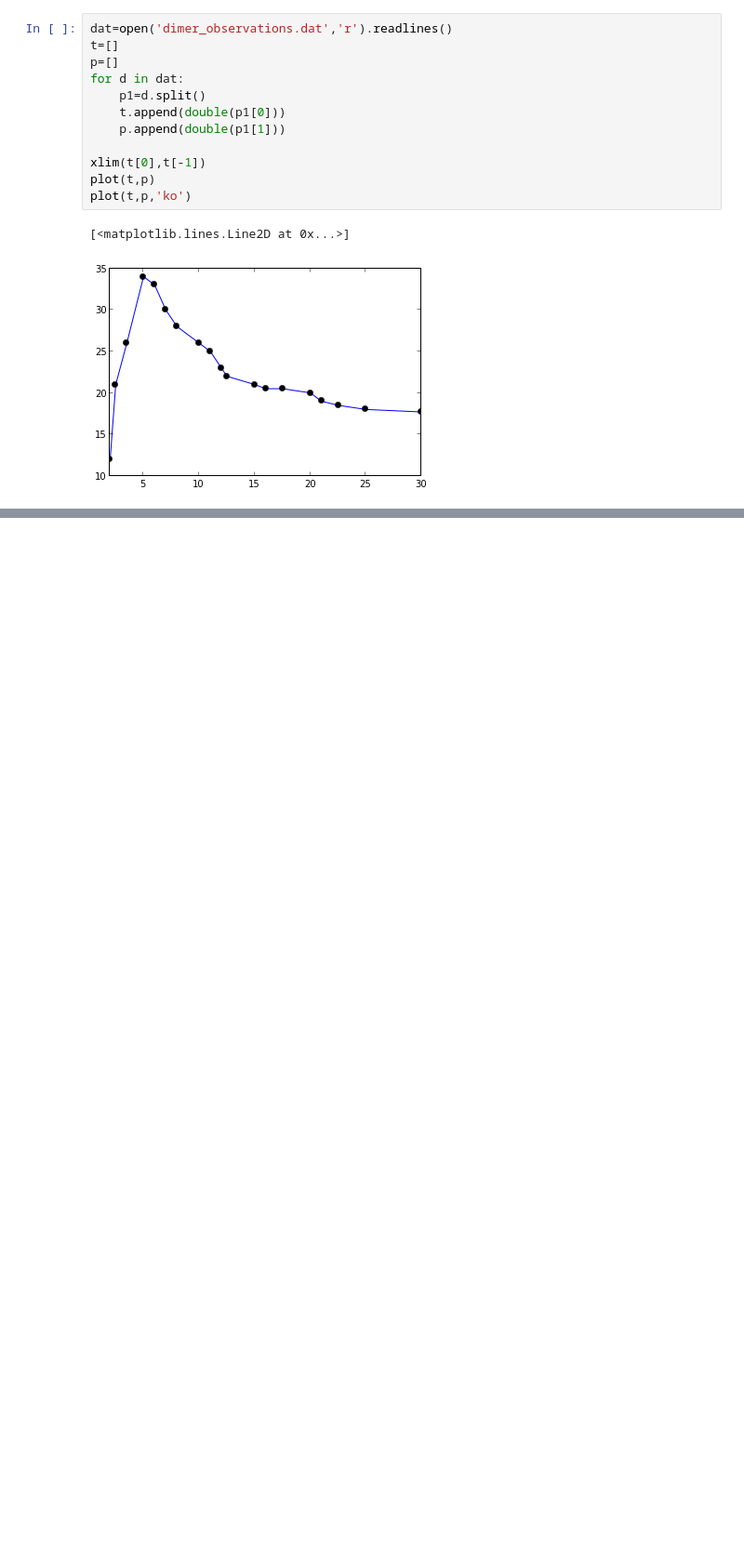
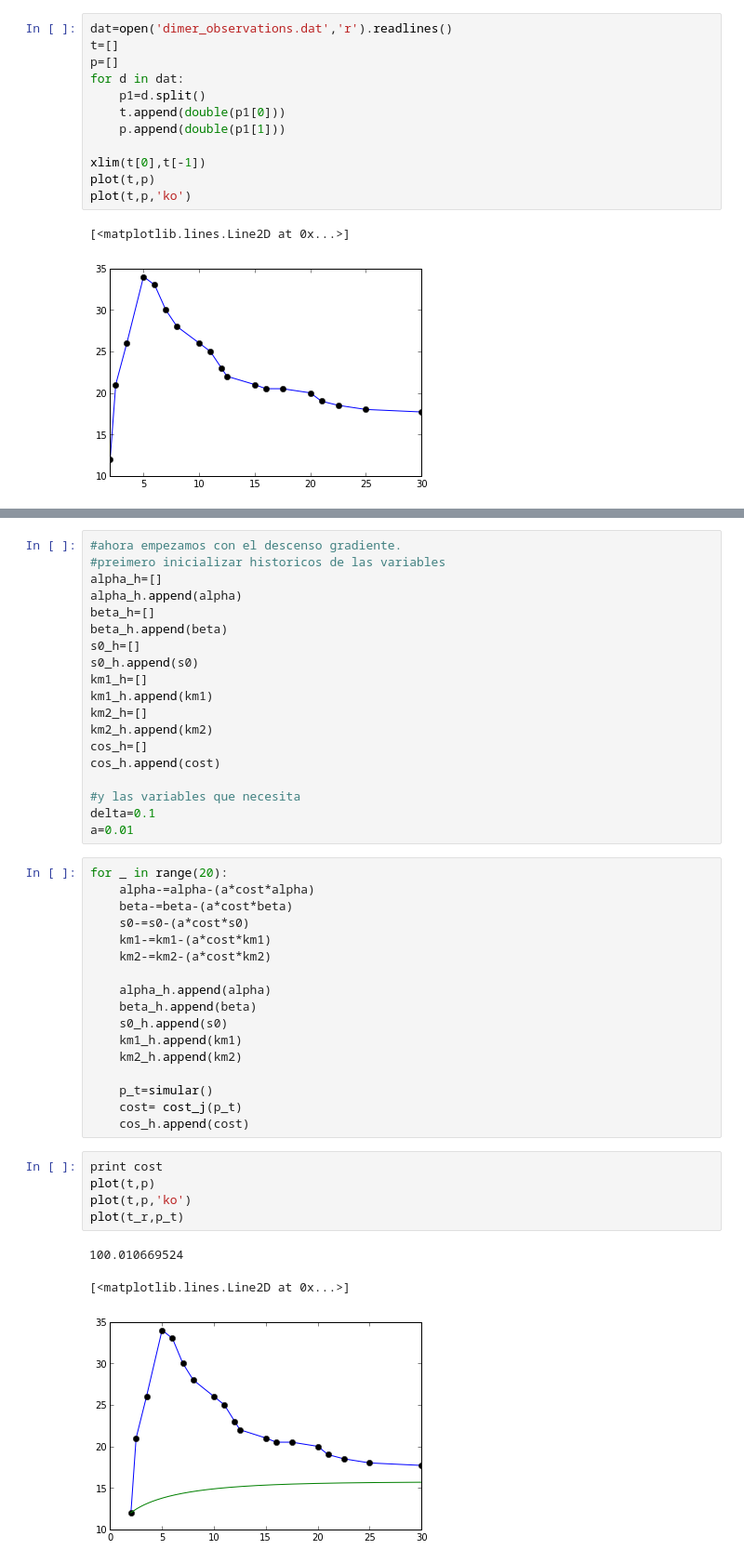
Before and after one commit to HalbardHobby/FisicaComputacional, a Jupyter notebook: Tarea8/Tarea8.ipynb, the cells around one changed output, grey strips where cells are left out. Shown: that part at 93% size. Cells and saved outputs as stored; diff of their text form; blank space fills up the shorter version.

Commit message:
Intentado y fallado el descenso gradiente. T_T

```diff
--- a/Tarea8/Tarea8.ipynb
+++ b/Tarea8/Tarea8.ipynb
@@ -64,0 +87,45 @@ def simular();
+# %%
+#ahora empezamos con el descenso gradiente.
+#preimero inicializar historicos de las variables
+alpha_h=[]
+alpha_h.append(alpha)
+beta_h=[]
+beta_h.append(beta)
+s0_h=[]
+s0_h.append(s0)
+km1_h=[]
+km1_h.append(km1)
+km2_h=[]
+km2_h.append(km2)
+cos_h=[]
+cos_h.append(cost)
+
+#y las variables que necesita
+delta=0.1
+a=0.01
+# %%
+for _ in range(20):
+    alpha-=alpha-(a*cost*alpha)
+    beta-=beta-(a*cost*beta)
+    s0-=s0-(a*cost*s0)
+    km1-=km1-(a*cost*km1)
+    km2-=km2-(a*cost*km2)
+
+    alpha_h.append(alpha)
+    beta_h.append(beta)
+    s0_h.append(s0)
+    km1_h.append(km1)
+    km2_h.append(km2)
+
+    p_t=simular()
+    cost= cost_j(p_t)
+    cos_h.append(cost)
+# %%
+print cost
+plot(t,p)
+plot(t,p,'ko')
+plot(t_r,p_t)
+# %% [output]
+100.010669524
+[<matplotlib.lines.Line2D at 0x...>]
+[figure, added]
```
Also changed, not shown: parts of 6 cells of this notebook.
